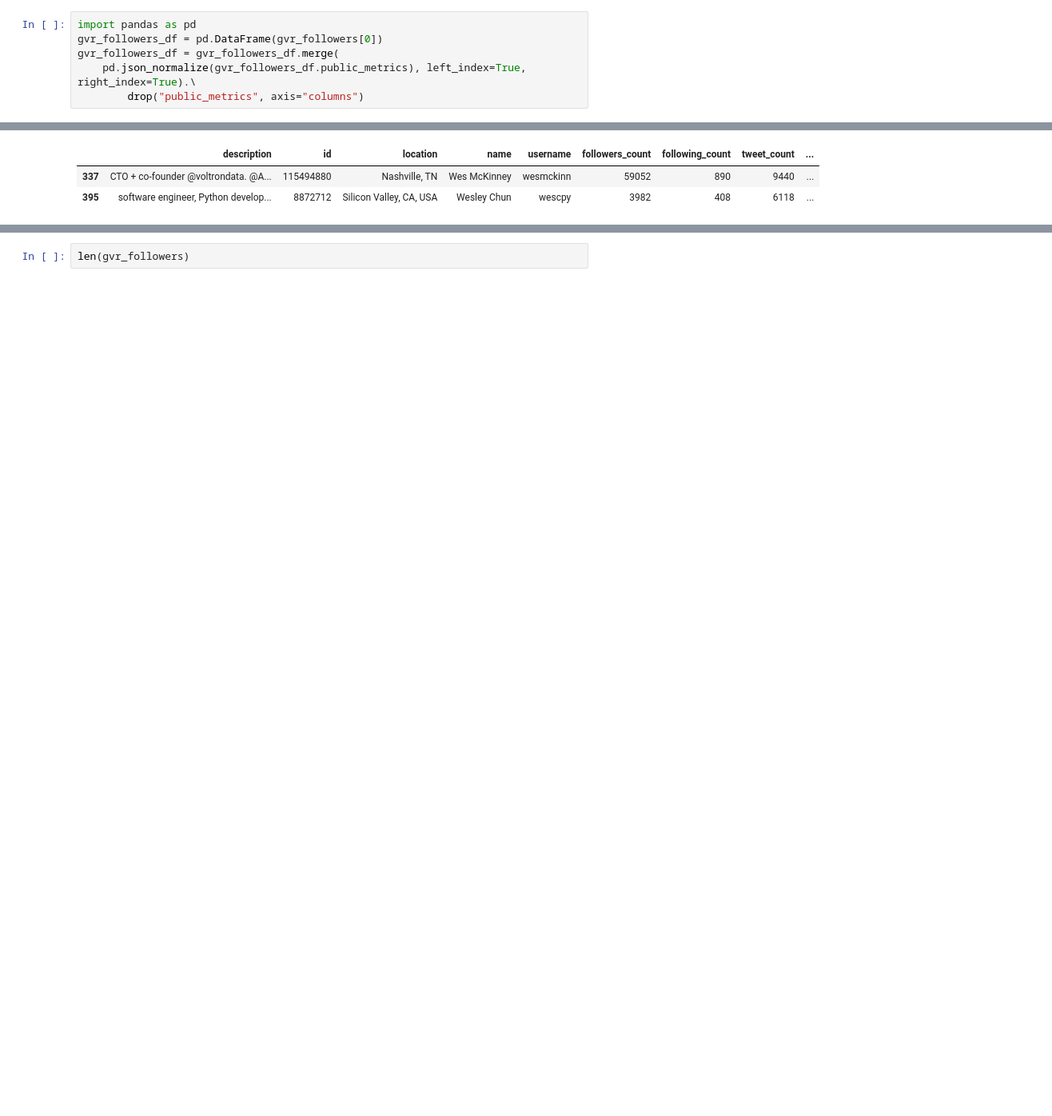
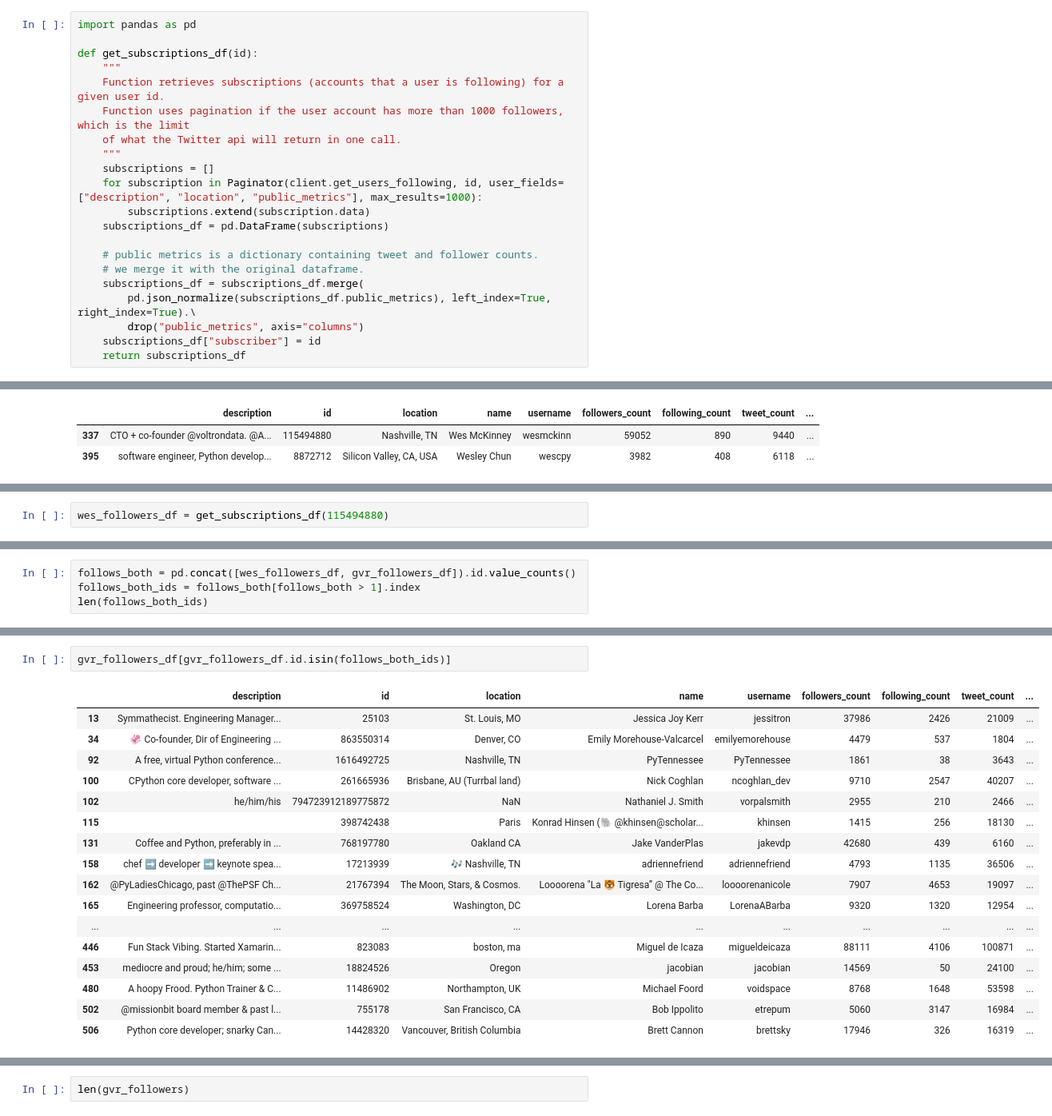
Before and after one commit to oneextrafact/python-twitterverse, a Jupyter notebook: notebooks/1.0-daveg-python-social-network.ipynb, the cells around one changed output, grey strips where cells are left out. Shown at 80% size. Drawn from its saved outputs; the diff is of its cells as text; blank space fills up the shorter version.

```diff
--- a/notebooks/1.0-daveg-python-social-network.ipynb
+++ b/notebooks/1.0-daveg-python-social-network.ipynb
@@ -43,6 +23,21 @@ Conveniently, the user objects from tweepy map very nicely to pandas. A little p
-# %%
-import pandas as pd
-gvr_followers_df = pd.DataFrame(gvr_followers[0])
-gvr_followers_df = gvr_followers_df.merge(
-    pd.json_normalize(gvr_followers_df.public_metrics), left_index=True, right_index=True).\
-        drop("public_metrics", axis="columns")
+# %%
+import pandas as pd
+
+def get_subscriptions_df(id):
+    """
+    Function retrieves subscriptions (accounts that a user is following) for a given user id.
+    Function uses pagination if the user account has more than 1000 followers, which is the limit
+    of what the Twitter api will return in one call.
+    """
+    subscriptions = []
+    for subscription in Paginator(client.get_users_following, id, user_fields=["description", "location", "public_metrics"], max_results=1000):
+        subscriptions.extend(subscription.data)
+    subscriptions_df = pd.DataFrame(subscriptions)
+
+    # public metrics is a dictionary containing tweet and follower counts.
+    # we merge it with the original dataframe.
+    subscriptions_df = subscriptions_df.merge(
+        pd.json_normalize(subscriptions_df.public_metrics), left_index=True, right_index=True).\
+        drop("public_metrics", axis="columns")
+    subscriptions_df["subscriber"] = id
+    return subscriptions_df
@@ -104,0 +75,2 @@ gvr_followers[0][0]
+# %%
+wes_followers_df = get_subscriptions_df(115494880)
@@ -104,0 +79,4 @@ gvr_followers[0][0]
+# %%
+follows_both = pd.concat([wes_followers_df, gvr_followers_df]).id.value_counts()
+follows_both_ids = follows_both[follows_both > 1].index
+len(follows_both_ids)
@@ -104,0 +91,20 @@ gvr_followers[0][0]
+# %%
+gvr_followers_df[gvr_followers_df.id.isin(follows_both_ids)]
+# %% [output]
+|  | description | id | location | name | username | followers_count | following_count | tweet_count | ... |
+| 13 | Symmathecist. Engineering Manager... | 25103 | St. Louis, MO | Jessica Joy Kerr | jessitron | 37986 | 2426 | 21009 | ... |
+| 34 | 🦑 Co-founder, Dir of Engineering ... | 863550314 | Denver, CO | Emily Morehouse-Valcarcel | emilyemorehouse | 4479 | 537 | 1804 | ... |
+| 92 | A free, virtual Python conference... | 1616492725 | Nashville, TN | PyTennessee | PyTennessee | 1861 | 38 | 3643 | ... |
+| 100 | CPython core developer, software ... | 261665936 | Brisbane, AU (Turrbal land) | Nick Coghlan | ncoghlan_dev | 9710 | 2547 | 40207 | ... |
+| 102 | he/him/his | 794723912189775872 | NaN | Nathaniel J. Smith | vorpalsmith | 2955 | 210 | 2466 | ... |
+| 115 |  | 398742438 | Paris | Konrad Hinsen (🐘 @khinsen@scholar... | khinsen | 1415 | 256 | 18130 | ... |
+| 131 | Coffee and Python, preferably in ... | 768197780 | Oakland CA | Jake VanderPlas | jakevdp | 42680 | 439 | 6160 | ... |
+| 158 | chef ➡️ developer ➡️ keynote spea... | 17213939 | 🎶 Nashville, TN | adriennefriend | adriennefriend | 4793 | 1135 | 36506 | ... |
+| 162 | @PyLadiesChicago, past @ThePSF Ch... | 21767394 | The Moon, Stars, & Cosmos. | Loooorena "La 🐯 Tigresa” @ The Co... | loooorenanicole | 7907 | 4653 | 19097 | ... |
+| 165 | Engineering professor, computatio... | 369758524 | Washington, DC | Lorena Barba | LorenaABarba | 9320 | 1320 | 12954 | ... |
+| ... | ... | ... | ... | ... | ... | ... | ... | ... | ... |
+| 446 | Fun Stack Vibing. Started Xamarin... | 823083 | boston, ma | Miguel de Icaza | migueldeicaza | 88111 | 4106 | 100871 | ... |
+| 453 | mediocre and proud; he/him; some ... | 18824526 | Oregon | jacobian | jacobian | 14569 | 50 | 24100 | ... |
+| 480 | A hoopy Frood. Python Trainer & C... | 11486902 | Northampton, UK | Michael Foord | voidspace | 8768 | 1648 | 53598 | ... |
+| 502 | @missionbit board member & past l... | 755178 | San Francisco, CA | Bob Ippolito | etrepum | 5060 | 3147 | 16984 | ... |
+| 506 | Python core developer; snarky Can... | 14428320 | Vancouver, British Columbia | Brett Cannon | brettsky | 17946 | 326 | 16319 | ... |
```
Also changed, not shown: parts of 32 cells of this notebook.
